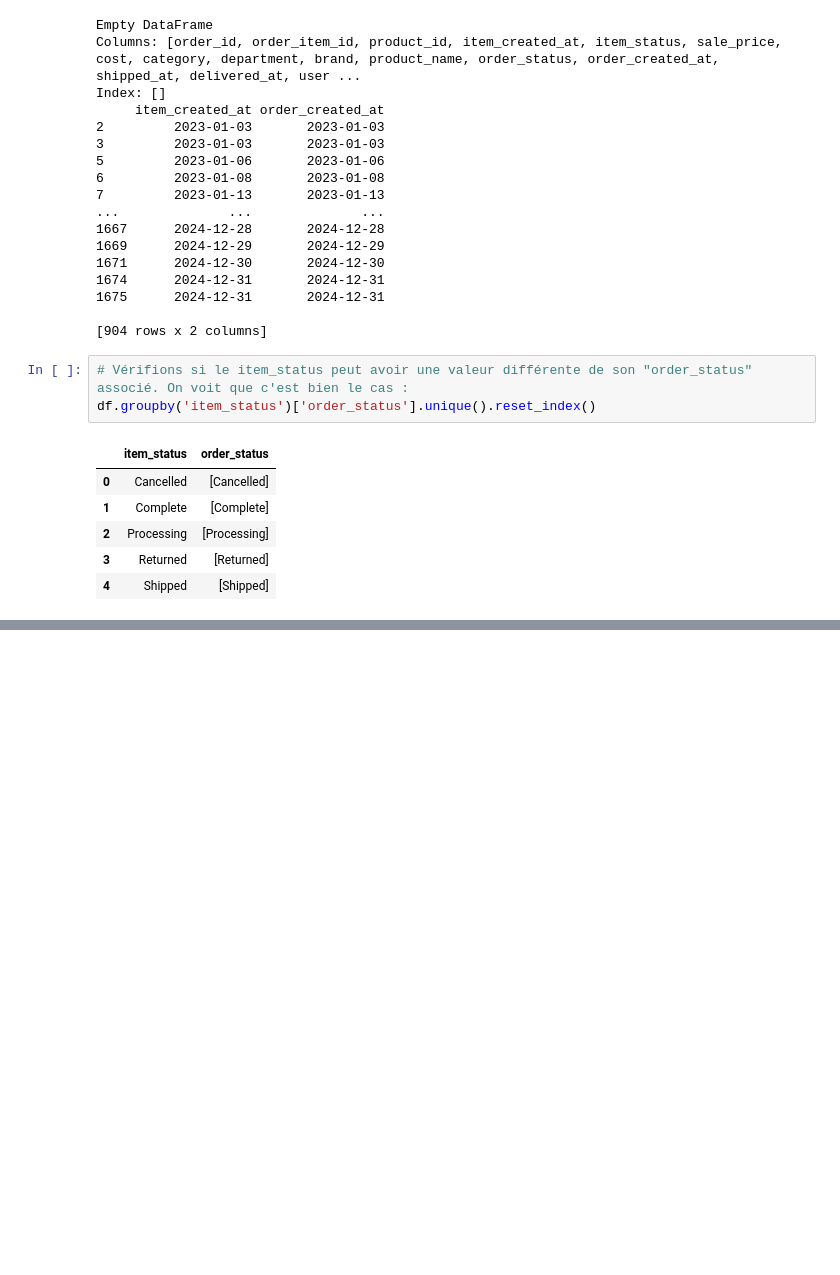
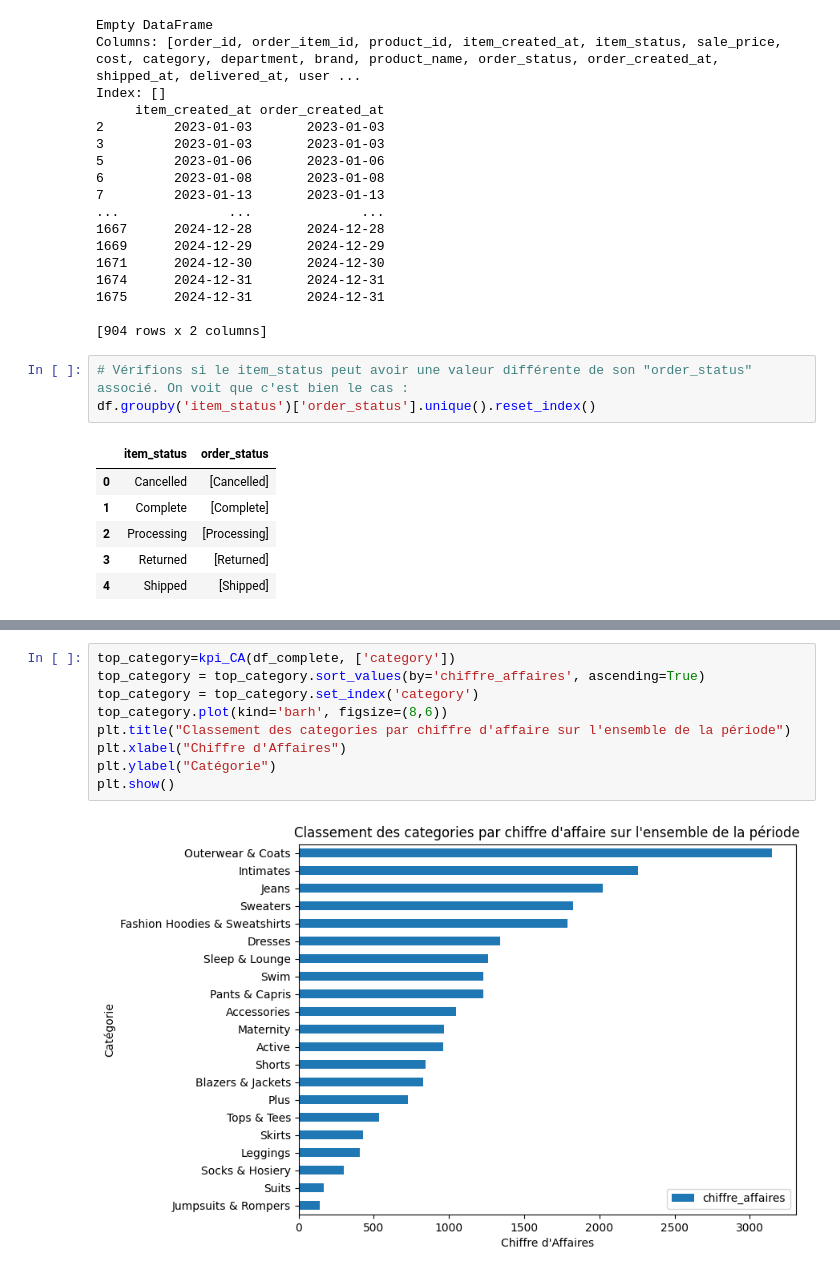
Before and after one commit to CDoliveux/Exam_Datagong_Doliveux, a Jupyter notebook: notebooks/TEST.ipynb, the cells around one changed output, grey strips where cells are left out. Drawn from its saved outputs; the diff is of its cells as text; blank space fills up the shorter version.

```diff
--- a/notebooks/TEST.ipynb
+++ b/notebooks/TEST.ipynb
@@ -329,0 +599,11 @@ import matplotlib.pyplot as plt
+# %%
+top_category=kpi_CA(df_complete, ['category'])
+top_category = top_category.sort_values(by='chiffre_affaires', ascending=True)
+top_category = top_category.set_index('category')
+top_category.plot(kind='barh', figsize=(8,6))
+plt.title("Classement des categories par chiffre d'affaire sur l'ensemble de la période")
+plt.xlabel("Chiffre d'Affaires")
+plt.ylabel("Catégorie")
+plt.show()
+# %% [output]
+[figure, added]
```
Also changed, not shown: parts of 14 cells of this notebook.
